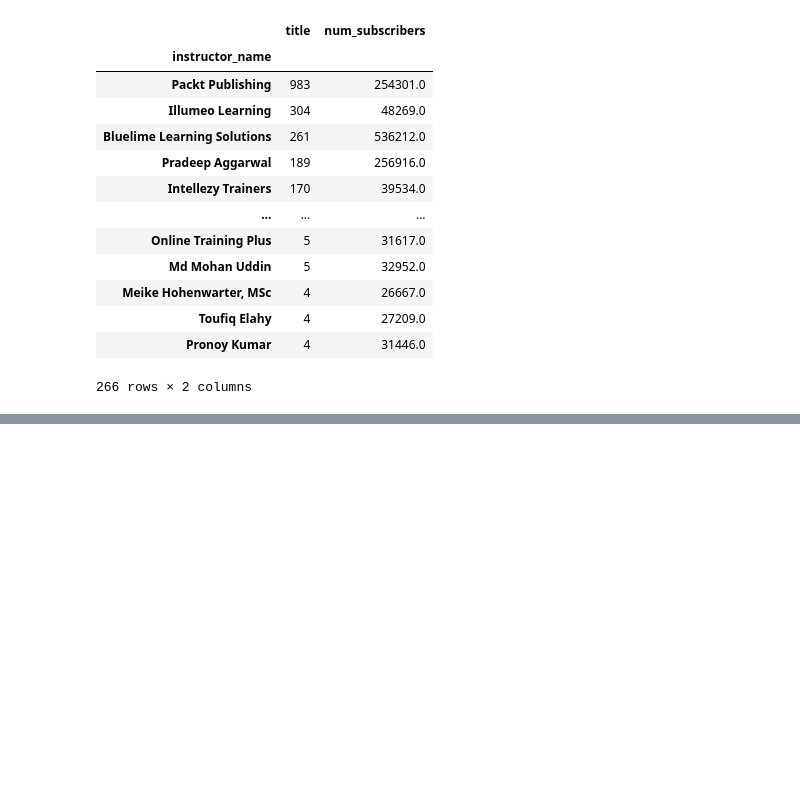
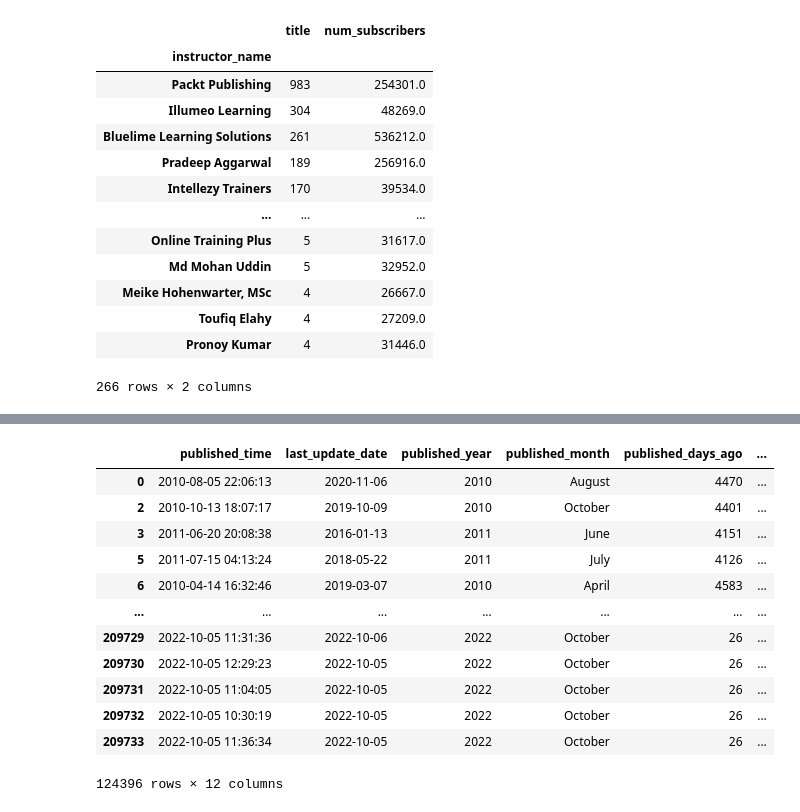
Before and after one commit to MuhammadRhakan/final-project, a Jupyter notebook: Course_Recommendation.ipynb, the cells around one changed output, grey strips where cells are left out. Drawn from its saved outputs; the diff is of its cells as text; code cells hidden in the pictures; blank space fills up the shorter version.

```diff
--- a/Course_Recommendation.ipynb
+++ b/Course_Recommendation.ipynb
@@ -196,10 +195,10 @@ missing_values_check(course_no_duplicate)
 Data Shape:  (125501, 20)
 # %%
 def remove_null(data):
-  clean = data.dropna()
-  print(f'Data after cleaning:  {clean.shape}')
+  course_dropna = data.dropna()
+  print(f'Data after cleaning:  {course_dropna.shape}')
 
-  return clean
+  return course_dropna
 
 course_dropna = remove_null(course_no_duplicate)
 # %% [output]
@@ -742,7 +726,7 @@ engagement_check(course_trim_outliers)
 def features_type_separation(data):
   semantics = ['title', 'headline']
   special_treatment_1 = ['topic']
-  nominal = ['is_paid', 'category', 'subcategory' ,'instructor_name']
+  nominal = ['is_paid', 'category', 'subcategory']
   ordinal = 'avg_rating'
   datetime = ['published_time', 'last_update_date']
 
@@ -1011,0 +878,37 @@ datetime_preprocessing(course_dropna, types['datetime'])
+# %%
+def datetime_preprocessing(data, features):
+  due = '2022-11-01'
+  data = data[features].copy()
+
+  for col in features:
+    data[col] = pd.to_datetime(data[col]).dt.tz_localize(None)
+
+  data['published_year'] = data['published_time'].dt.year
+  data['published_month'] = data['published_time'].dt.month_name()
+  data['published_days_ago'] = (pd.to_datetime(due) - data['published_time']).dt.days
+  data['published_months_ago'] =  data['published_days_ago'] // 30
+  data['published_years_ago'] =  data['published_days_ago'] // 365
+
+  data['updated_year'] = data['last_update_date'].dt.year
+  data['updated_month'] = data['last_update_date'].dt.month_name()
+  data['updated_days_ago'] = (pd.to_datetime(due) - data['last_update_date']).dt.days
+  data['updated_months_ago'] =  data['updated_days_ago'] // 30
+  data['updated_years_ago'] =  data['updated_days_ago'] // 365
+
+  return data
+
+datetime_preprocessing(course_dropna, types['datetime'])
+# %% [output]
+|  | published_time | last_update_date | published_year | published_month | published_days_ago | ... |
+| 0 | 2010-08-05 22:06:13 | 2020-11-06 | 2010 | August | 4470 | ... |
+| 2 | 2010-10-13 18:07:17 | 2019-10-09 | 2010 | October | 4401 | ... |
+| 3 | 2011-06-20 20:08:38 | 2016-01-13 | 2011 | June | 4151 | ... |
+| 5 | 2011-07-15 04:13:24 | 2018-05-22 | 2011 | July | 4126 | ... |
+| 6 | 2010-04-14 16:32:46 | 2019-03-07 | 2010 | April | 4583 | ... |
+| ... | ... | ... | ... | ... | ... | ... |
+| 209729 | 2022-10-05 11:31:36 | 2022-10-06 | 2022 | October | 26 | ... |
+| 209730 | 2022-10-05 12:29:23 | 2022-10-05 | 2022 | October | 26 | ... |
+| 209731 | 2022-10-05 11:04:05 | 2022-10-05 | 2022 | October | 26 | ... |
+| 209732 | 2022-10-05 10:30:19 | 2022-10-05 | 2022 | October | 26 | ... |
+| 209733 | 2022-10-05 11:36:34 | 2022-10-05 | 2022 | October | 26 | ... |
+124396 rows × 12 columns
```
Also changed, not shown: parts of 22 cells of this notebook.
